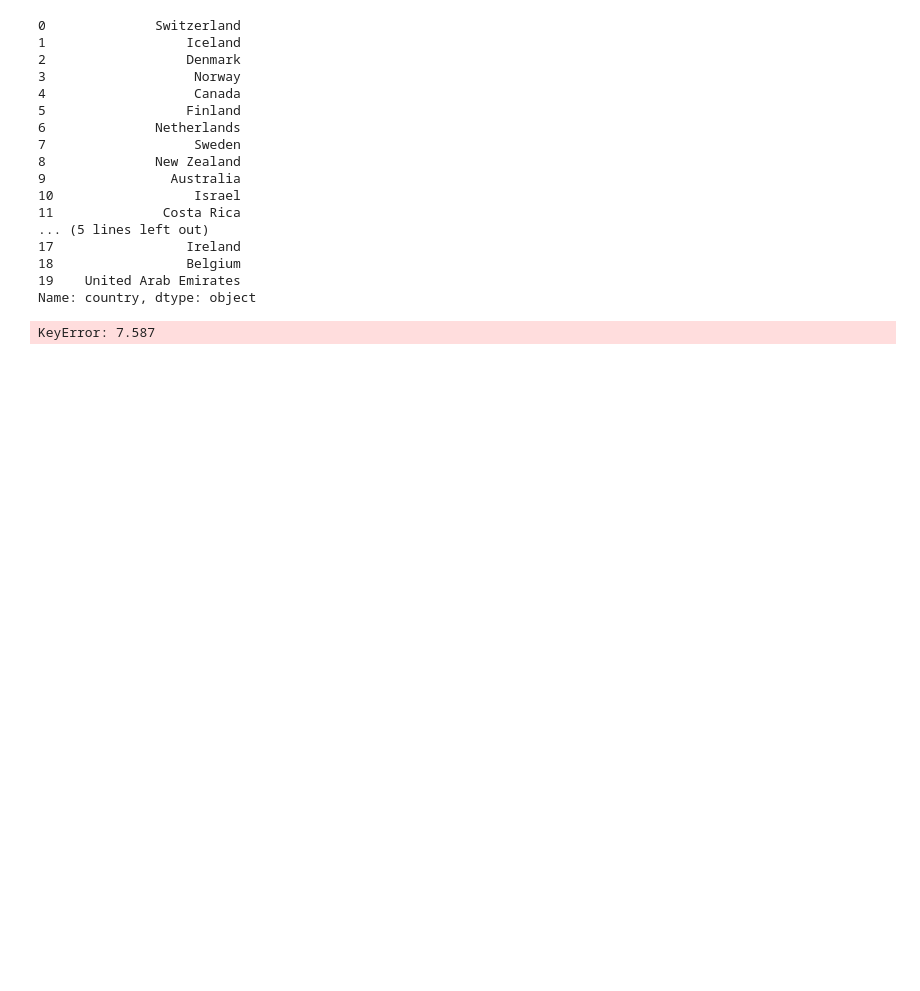
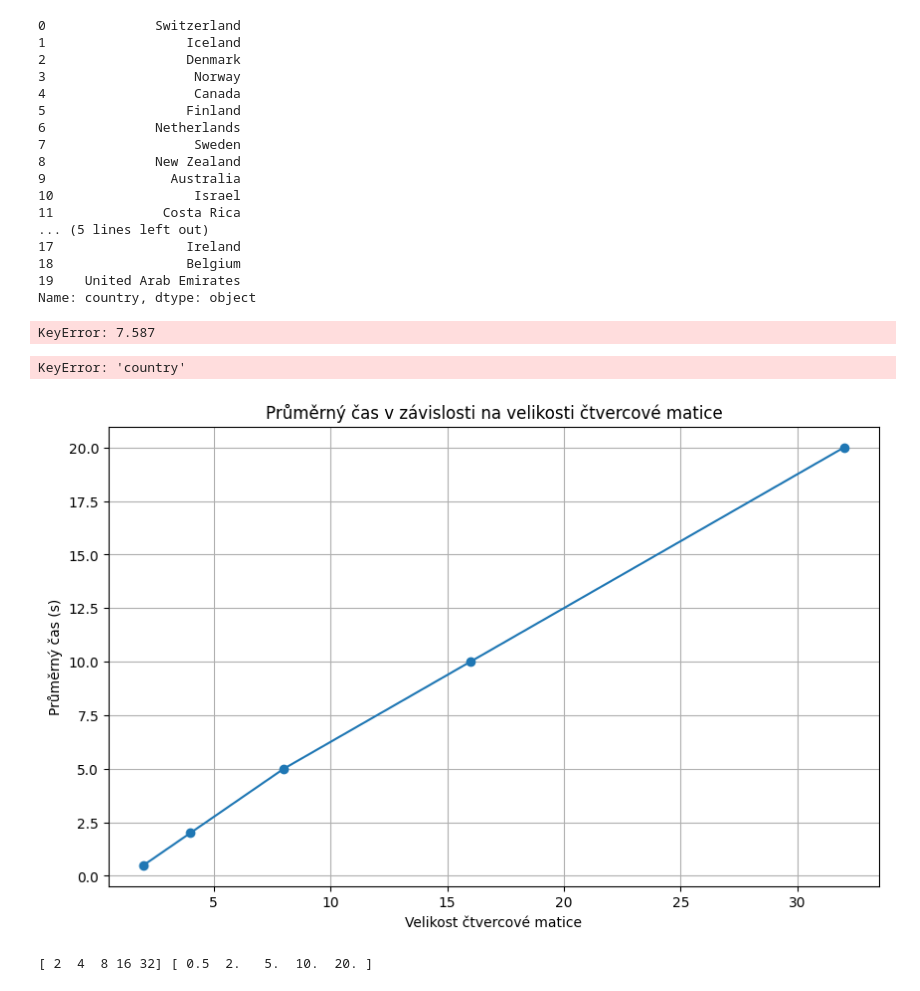
Before and after one commit to Krgavr/MSW, a Jupyter notebook: Zadani2.ipynb, the cells around one changed output. Cells and saved outputs as stored; diff of their text form; code cells hidden in the pictures; blank space fills up the shorter version.

```diff
--- a/Zadani2.ipynb
+++ b/Zadani2.ipynb
@@ -61,2 +61,51 @@ index_value = data.index.get_loc(max_hodnota)
 # %% [output]
 KeyError: 7.587
+# %%
+
+import pandas as pd
+import numpy as np
+import matplotlib.pyplot as plt
+
+
+data = pd.read_csv('WHR_2015.csv', index_col='country')
+
+seznam_country = []
+seznam_happiness =[]
+g =' Iceland'
+data.index.get_loc('Iceland')
+v = data.loc[data['country'] == g, ['happiness_score']]
+# %% [output]
+KeyError: 'country'
+# %%
+import matplotlib.pyplot as plt
+import numpy as np
+
+# Předpokládaná data
+velikosti_matice = np.array([2, 4, 8, 16, 32])
+prumerny_cas = np.array([0.5, 2.0, 5.0, 10.0, 20.0])
+
+# Vytvoření grafu
+plt.figure(figsize=(10, 6))
+plt.plot(velikosti_matice, prumerny_cas, marker='o')
+
+# Přidání popisků
+plt.title('Průměrný čas v závislosti na velikosti čtvercové matice')
+plt.xlabel('Velikost čtvercové matice')
+plt.ylabel('Průměrný čas (s)')
+
+# Zobrazit mřížku
+plt.grid(True)
+
+# Zobrazit graf
+plt.show()
+# %% [output]
+[figure, added]
+# %%
+import numpy as np
+
+# Předpokládaná data
+velikosti_matice = np.array([2, 4, 8, 16, 32])
+prumerny_cas = np.array([0.5, 2.0, 5.0, 10.0, 20.0])
+print(velikosti_matice,prumerny_cas)
+# %% [output]
+[ 2  4  8 16 32] [ 0.5  2.   5.  10.  20. ]
```
Also changed, not shown: parts of 1 cell of this notebook.
